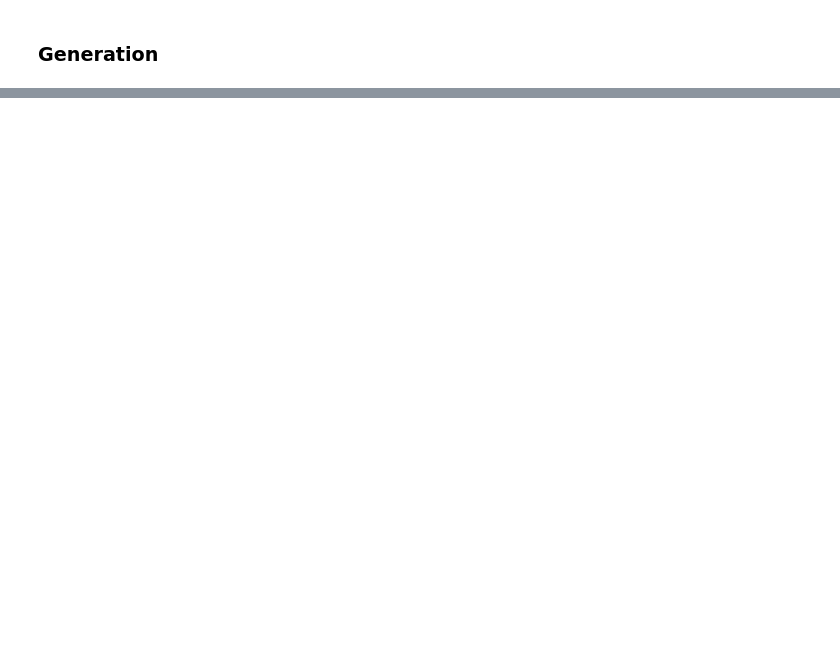
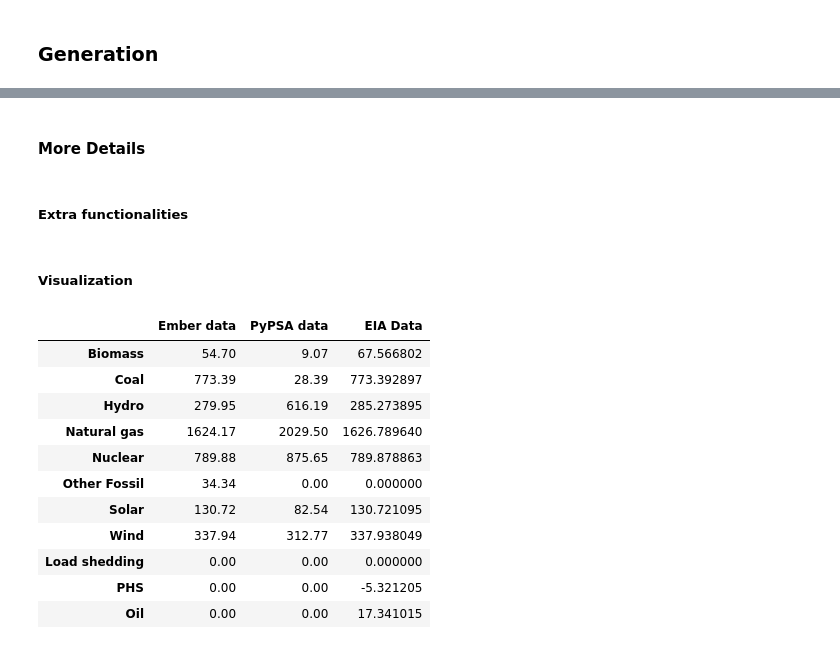
Before and after one commit to open-energy-transition/ji-gis-validation, a Jupyter notebook: notebooks/data_validation.ipynb, the cells around one changed output, grey strips where cells are left out. Saved outputs shown, nothing was run; the diff lists cells and outputs as text; code cells hidden in the pictures; blank space fills up the shorter version.

```diff
--- a/notebooks/data_validation.ipynb
+++ b/notebooks/data_validation.ipynb
@@ -479,0 +522,4 @@ plt.show()
+# %% [markdown]
+#### More Details
+# %% [markdown]
+##### Extra functionalities
@@ -479,0 +651,2 @@ plt.show()
+# %% [markdown]
+##### Visualization
@@ -479,0 +658,16 @@ plt.show()
+# %%
+generation_df_ = pd.concat([generation_data_ember_, pypsa_generation_, EIA_generation_], axis=1).fillna(0)
+generation_df_
+# %% [output]
+|  | Ember data | PyPSA data | EIA Data |
+| Biomass | 54.70 | 9.07 | 67.566802 |
+| Coal | 773.39 | 28.39 | 773.392897 |
+| Hydro | 279.95 | 616.19 | 285.273895 |
+| Natural gas | 1624.17 | 2029.50 | 1626.789640 |
+| Nuclear | 789.88 | 875.65 | 789.878863 |
+| Other Fossil | 34.34 | 0.00 | 0.000000 |
+| Solar | 130.72 | 82.54 | 130.721095 |
+| Wind | 337.94 | 312.77 | 337.938049 |
+| Load shedding | 0.00 | 0.00 | 0.000000 |
+| PHS | 0.00 | 0.00 | -5.321205 |
+| Oil | 0.00 | 0.00 | 17.341015 |
```
Also changed, not shown: parts of 14 cells of this notebook.
